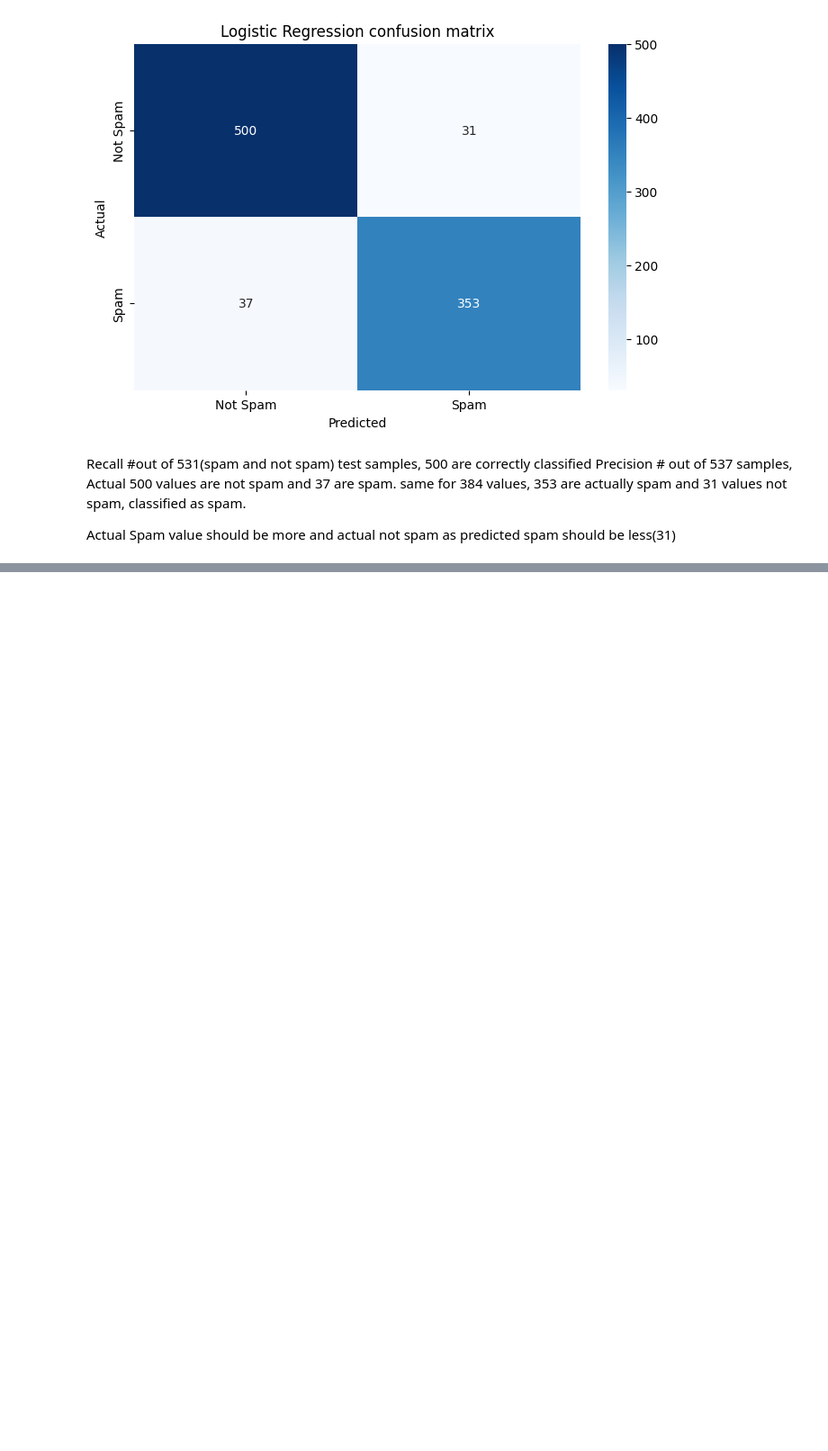
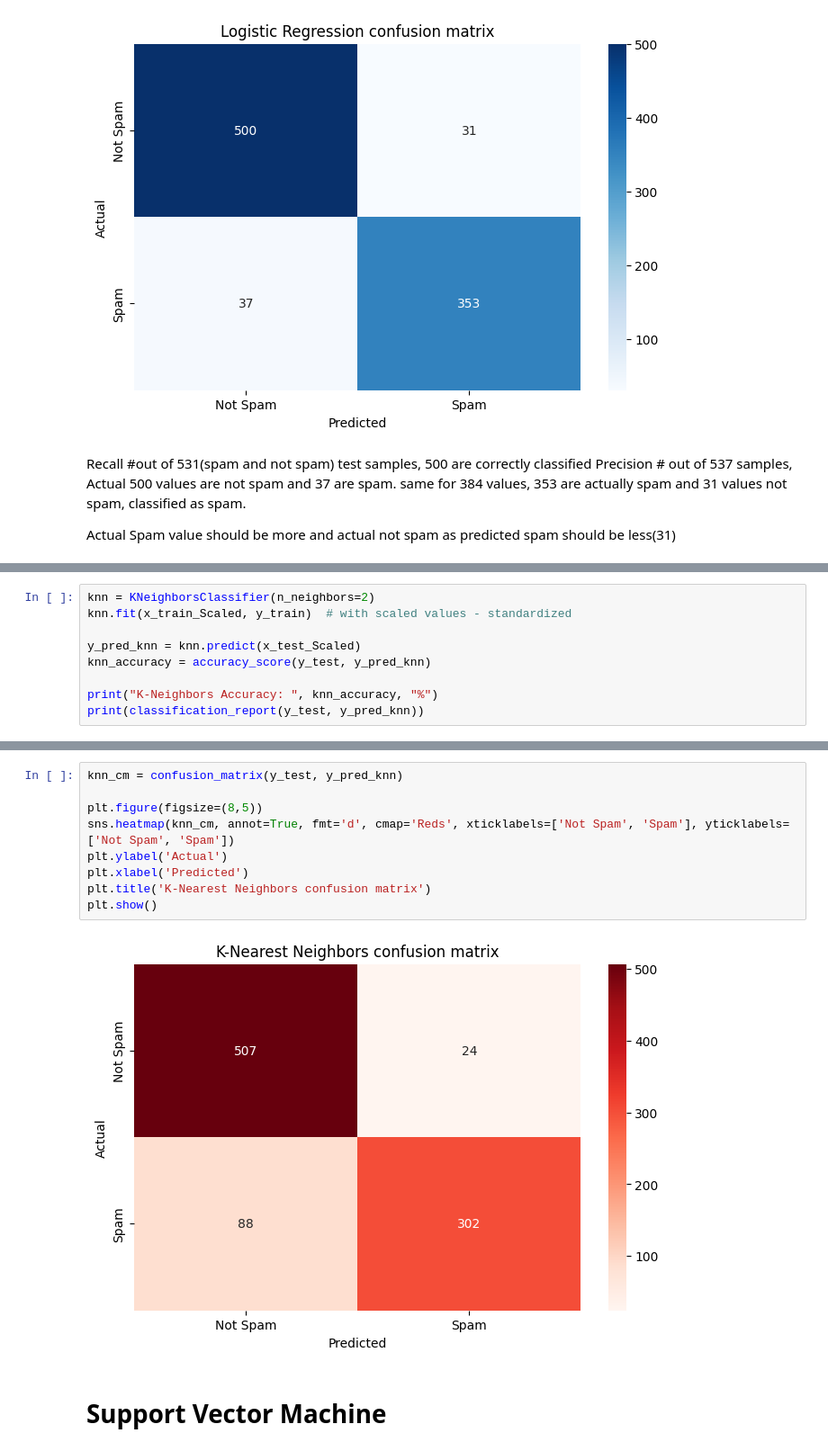
Before and after one commit to SachinGunjal001/Python-for-Machine-Learning, a Jupyter notebook: Email_Spam_Classification.ipynb, the cells around one changed output, grey strips where cells are left out. Shown at 90% size. Saved outputs shown, nothing was run; the diff lists cells and outputs as text; blank space fills up the shorter version.

```diff
--- a/Email_Spam_Classification.ipynb
+++ b/Email_Spam_Classification.ipynb
@@ -116,0 +182,9 @@ Actual Spam value should be more and actual not spam as predicted spam should be
+# %%
+knn = KNeighborsClassifier(n_neighbors=2)
+knn.fit(x_train_Scaled, y_train)  # with scaled values - standardized
+
+y_pred_knn = knn.predict(x_test_Scaled)
+knn_accuracy = accuracy_score(y_test, y_pred_knn)
+
+print("K-Neighbors Accuracy: ", knn_accuracy, "%")
+print(classification_report(y_test, y_pred_knn))
@@ -116,0 +201,13 @@ Actual Spam value should be more and actual not spam as predicted spam should be
+# %%
+knn_cm = confusion_matrix(y_test, y_pred_knn)
+
+plt.figure(figsize=(8,5))
+sns.heatmap(knn_cm, annot=True, fmt='d', cmap='Reds', xticklabels=['Not Spam', 'Spam'], yticklabels=['Not Spam', 'Spam'])
+plt.ylabel('Actual')
+plt.xlabel('Predicted')
+plt.title('K-Nearest Neighbors confusion matrix')
+plt.show()
+# %% [output]
+[figure, added]
+# %% [markdown]
+# Support Vector Machine
```
Also changed, not shown: parts of 7 cells of this notebook.
